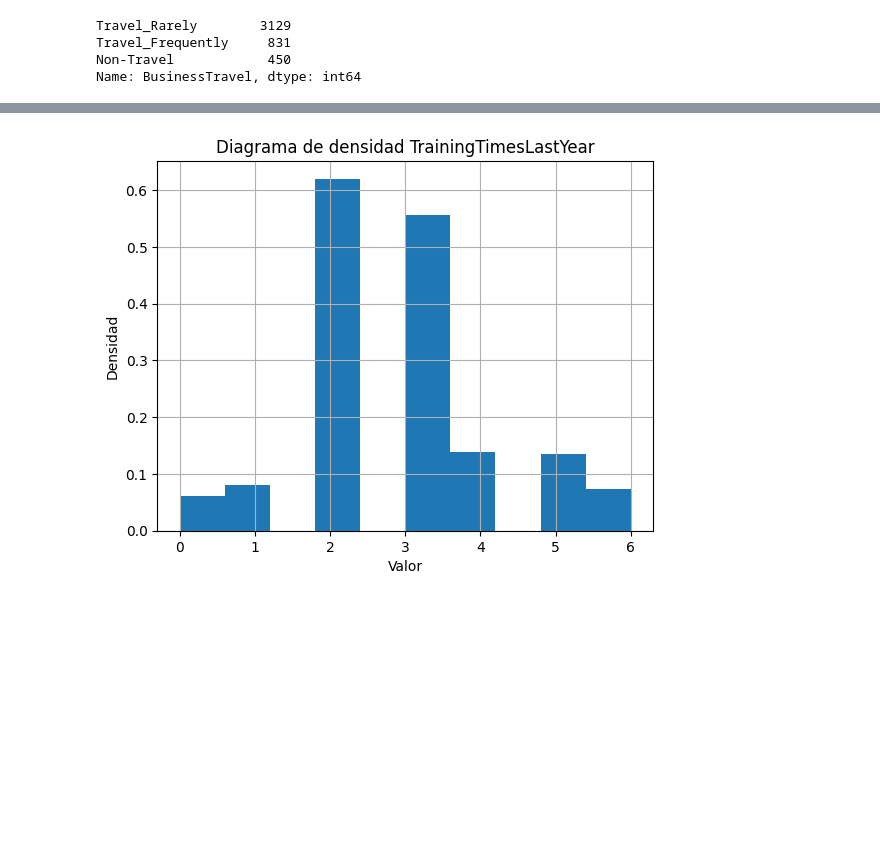
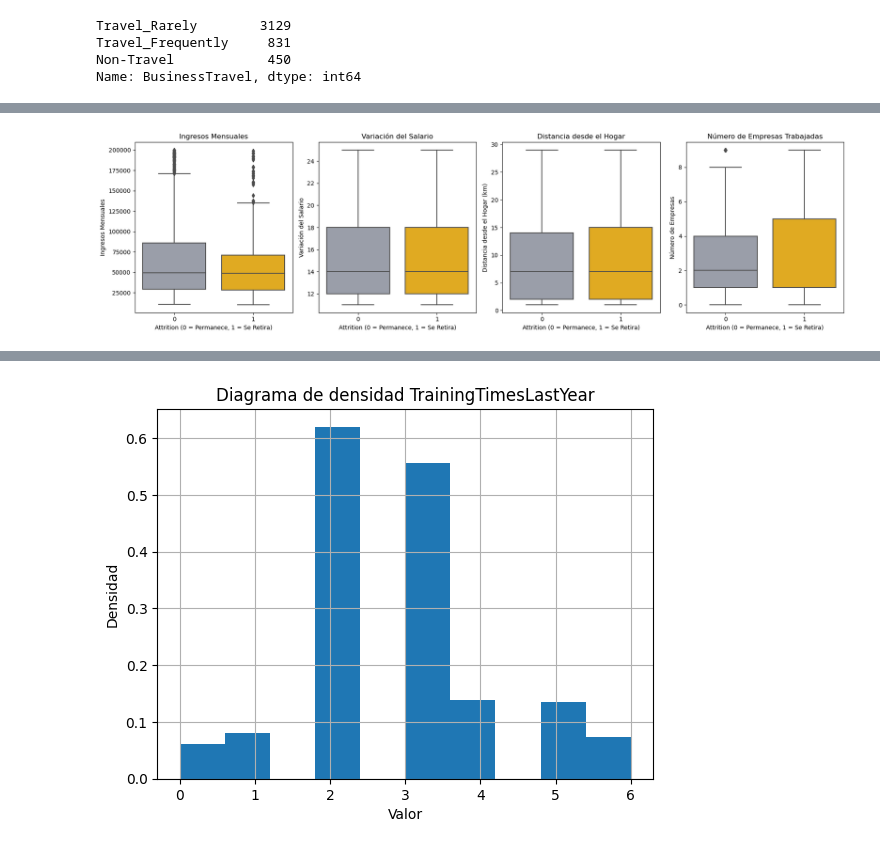
Before and after one commit to SantiRestrepoOlarte/ML_HumanResources, a Jupyter notebook: c_exploracion_de_datos.ipynb, the cells around one changed output, grey strips where cells are left out. Saved outputs shown, nothing was run; the diff lists cells and outputs as text; code cells hidden in the pictures; blank space fills up the shorter version.

```diff
--- a/c_exploracion_de_datos.ipynb
+++ b/c_exploracion_de_datos.ipynb
@@ -494,0 +344,35 @@ plt.show()
+# %%
+# Crear el gráfico de violín para comparar los ingresos mensuales según Attrition
+fig, axes = plt.subplots(1, 4, figsize=(18, 5))
+
+# Gráfico de caja para 'MonthlyIncome'
+sns.boxplot(x='Attrition', y='MonthlyIncome', data=df_2015, palette=['#979dac', '#ffb703'], ax=axes[0])
+axes[0].set_title('Ingresos Mensuales')
+axes[0].set_xlabel('Attrition (0 = Permanece, 1 = Se Retira)')
+axes[0].set_ylabel('Ingresos Mensuales')
+
+# Gráfico de caja para 'NumCompaniesWorked'
+sns.boxplot(x='Attrition', y='NumCompaniesWorked', data=df_2015, palette=['#979dac', '#ffb703'], ax=axes[3])
+axes[3].set_title('Número de Empresas Trabajadas')
+axes[3].set_xlabel('Attrition (0 = Permanece, 1 = Se Retira)')
+axes[3].set_ylabel('Número de Empresas')
+
+# Gráfico de caja para 'DistanceFromHome'
+sns.boxplot(x='Attrition', y='DistanceFromHome', data=df_2015, palette=['#979dac', '#ffb703'], ax=axes[2])
+axes[2].set_title('Distancia desde el Hogar')
+axes[2].set_xlabel('Attrition (0 = Permanece, 1 = Se Retira)')
+axes[2].set_ylabel('Distancia desde el Hogar (km)')
+
+# Gráfico de caja para 'PercentSalaryHike'
+sns.boxplot(x='Attrition', y='PercentSalaryHike', data=df_2015, palette=['#979dac', '#ffb703'], ax=axes[1])
+axes[1].set_title('Variación del Salario')
+axes[1].set_xlabel('Attrition (0 = Permanece, 1 = Se Retira)')
+axes[1].set_ylabel('Variación del Salario')
+
+# Ajustar el espaciado
+plt.tight_layout()
+
+# Mostrar el gráfico
+plt.show()
+# %% [output]
+[figure, added]
```
Also changed, not shown: parts of 63 cells of this notebook.
